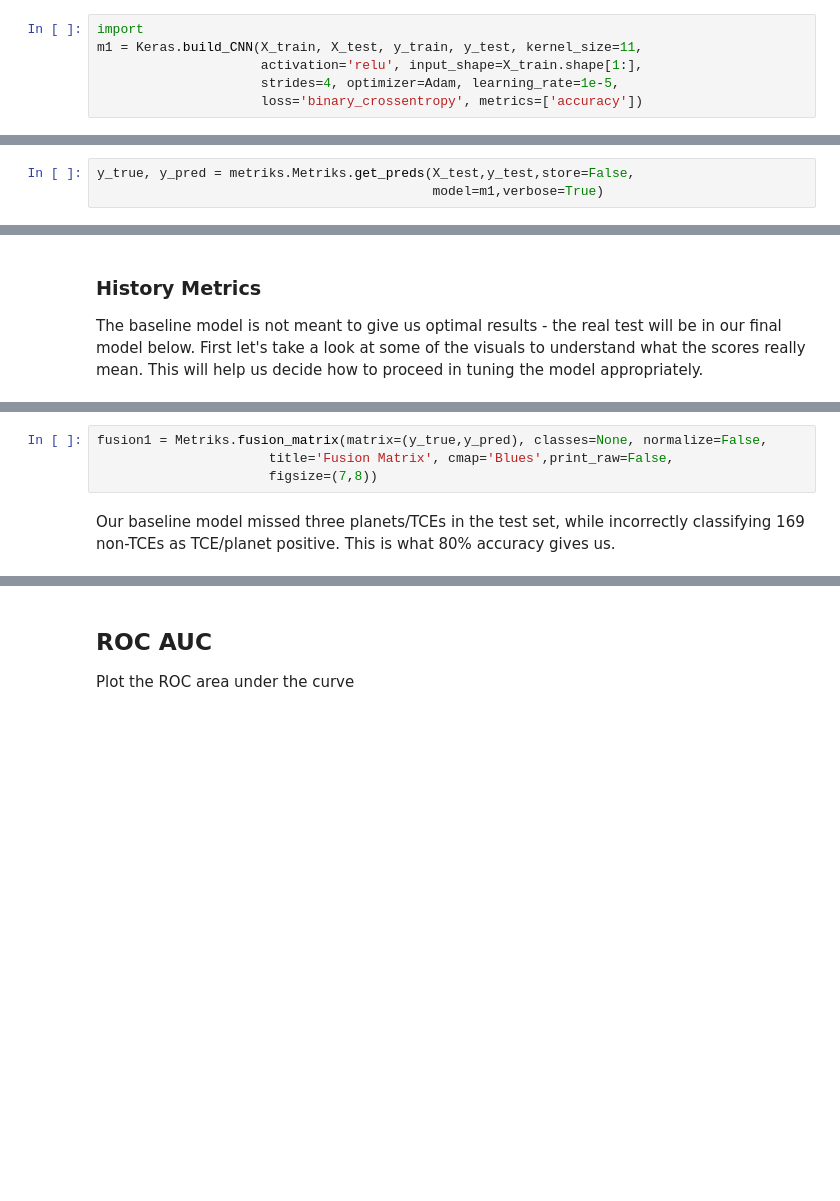
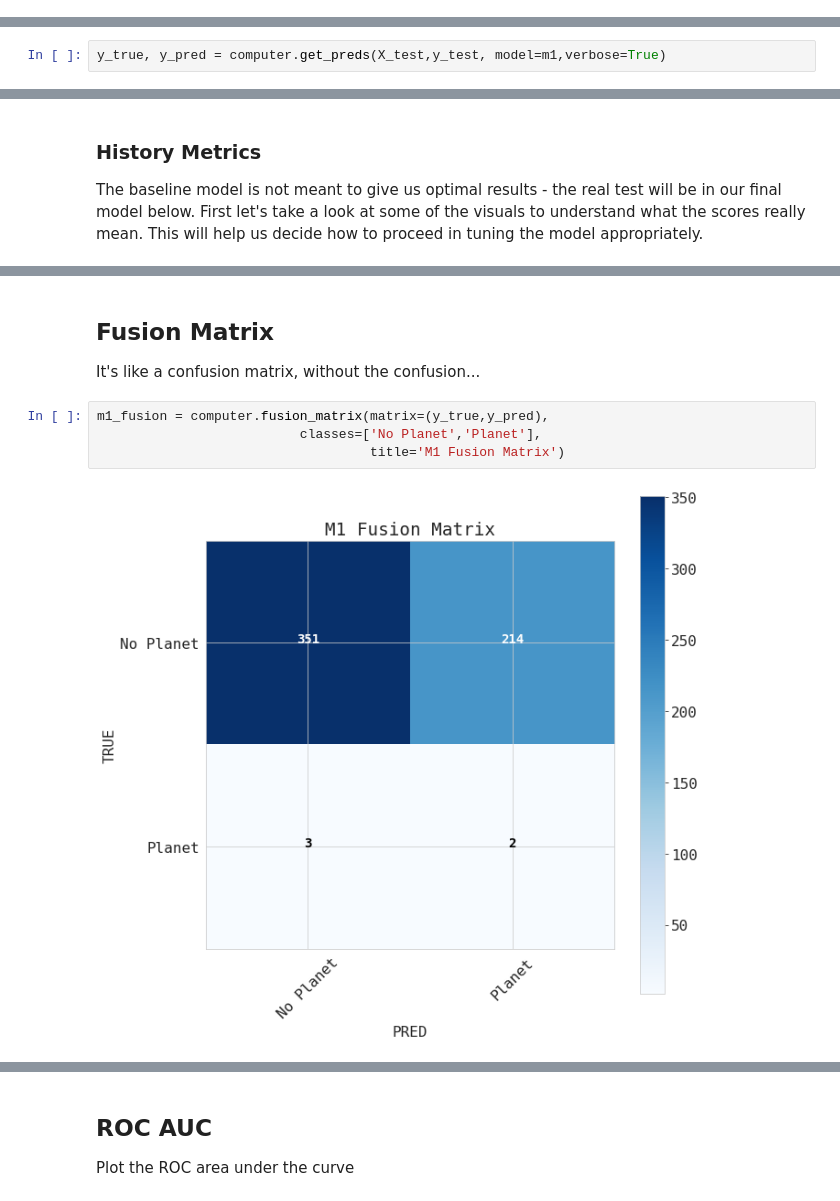
Before and after one commit to alphasentaurii/starskope, a Jupyter notebook: starskope.ipynb, the cells around one changed output, grey strips where cells are left out. Cells and saved outputs as stored; diff of their text form; blank space fills up the shorter version.

```diff
--- a/starskope.ipynb
+++ b/starskope.ipynb
@@ -528,6 +799,0 @@ from spacekit.model import Keras
-# %%
-import
-m1 = Keras.build_CNN(X_train, X_test, y_train, y_test, kernel_size=11,
-                     activation='relu', input_shape=X_train.shape[1:],
-                     strides=4, optimizer=Adam, learning_rate=1e-5,
-                     loss='binary_crossentropy', metrics=['accuracy'])
@@ -589,3 +806,2 @@ from spacekit.metriks import Metriks
 # %%
-y_true, y_pred = metriks.Metriks.get_preds(X_test,y_test,store=False,
-                                           model=m1,verbose=True)
+y_true, y_pred = computer.get_preds(X_test,y_test, model=m1,verbose=True)
@@ -652,6 +937,10 @@ As always, it is much easier to interpret these numbers in a plot! Better yet, b
+# %% [markdown]
+## Fusion Matrix
+
+It's like a confusion matrix, without the confusion...
 # %%
-fusion1 = Metriks.fusion_matrix(matrix=(y_true,y_pred), classes=None, normalize=False,
-                      title='Fusion Matrix', cmap='Blues',print_raw=False,
-                      figsize=(7,8))
+m1_fusion = computer.fusion_matrix(matrix=(y_true,y_pred),
+                          classes=['No Planet','Planet'],
+                                   title='M1 Fusion Matrix')
+# %% [output]
+[figure, added]
-# %% [markdown]
-Our baseline model missed three planets/TCEs in the test set, while incorrectly classifying 169 non-TCEs as TCE/planet positive. This is what 80% accuracy gives us.
```
Also changed, not shown: parts of 126 cells of this notebook, 21 other files.
